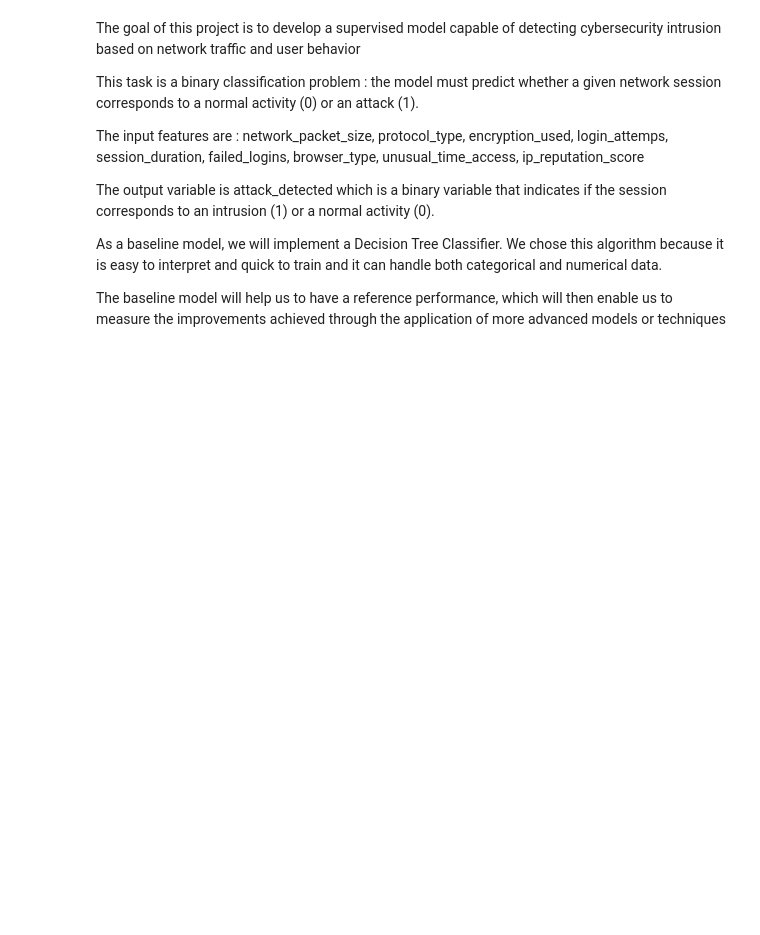
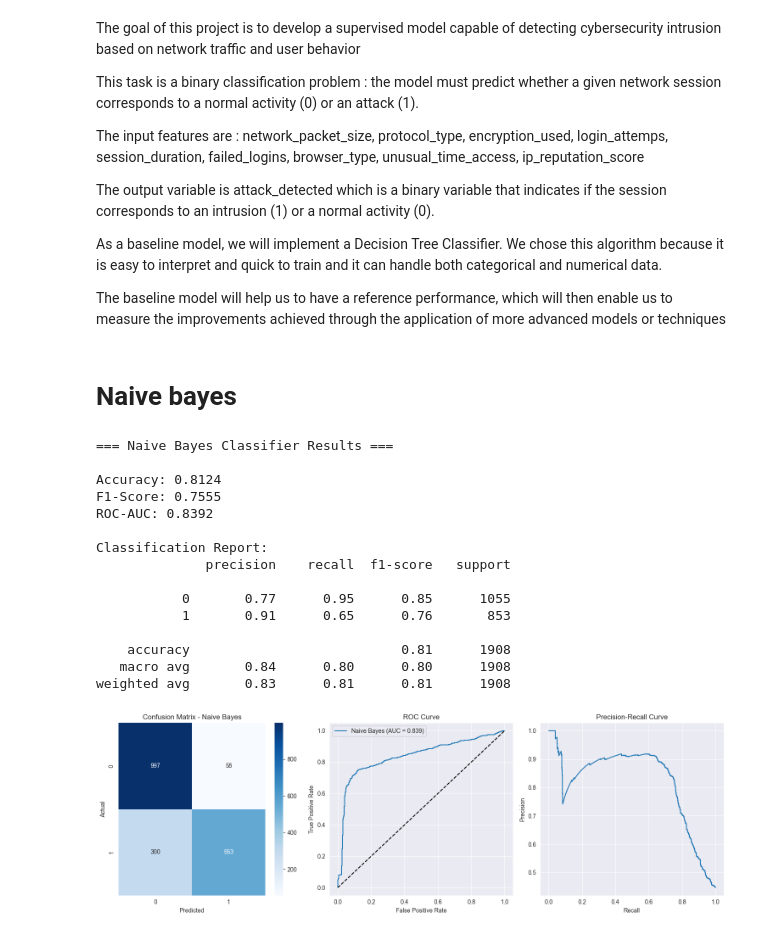
Before and after one commit to manGjv/Cybersecurity-Intrusion-Detection, a Jupyter notebook: project.ipynb, the cells around one changed output. Drawn from its saved outputs; the diff is of its cells as text; code cells hidden in the pictures; blank space fills up the shorter version.

Commit message:
naive bayes

```diff
--- a/project.ipynb
+++ b/project.ipynb
@@ -468,3 +468,78 @@ The output variable is attack_detected which is a binary variable that indicates
 As a baseline model, we will implement a Decision Tree Classifier. We chose this algorithm because it is easy to interpret and quick to train and it can handle both categorical and numerical data.
 
 The baseline model will help us to have a reference performance, which will then enable us to measure the improvements achieved through the application of more advanced models or techniques
+# %% [markdown]
+# Naive bayes
+# %%
+from sklearn.naive_bayes import GaussianNB
+
+nb_classifier = GaussianNB()
+nb_classifier.fit(X_train, y_train)
+
+# Make predictions
+y_pred = nb_classifier.predict(X_test)
+y_pred_proba = nb_classifier.predict_proba(X_test)[:, 1]  # Probability of class 1
+# %%
+# Evaluate performance
+print("=== Naive Bayes Classifier Results ===\n")
+
+# Basic metrics
+accuracy = accuracy_score(y_test, y_pred)
+f1 = f1_score(y_test, y_pred)
+auc_roc = roc_auc_score(y_test, y_pred_proba)
+
+print(f"Accuracy: {accuracy:.4f}")
+print(f"F1-Score: {f1:.4f}")
+print(f"ROC-AUC: {auc_roc:.4f}\n")
+
+# Detailed classification report
+print("Classification Report:")
+print(classification_report(y_test, y_pred))
+
+# Confusion matrix
+plt.figure(figsize=(15, 5))
+
+plt.subplot(1, 3, 1)
+cm = confusion_matrix(y_test, y_pred)
+sns.heatmap(cm, annot=True, fmt='d', cmap='Blues')
+plt.title('Confusion Matrix - Naive Bayes')
+plt.xlabel('Predicted')
+plt.ylabel('Actual')
+
+# ROC Curve
+plt.subplot(1, 3, 2)
+fpr, tpr, _ = roc_curve(y_test, y_pred_proba)
+plt.plot(fpr, tpr, label=f'Naive Bayes (AUC = {auc_roc:.3f})')
+plt.plot([0, 1], [0, 1], 'k--')
+plt.xlabel('False Positive Rate')
+plt.ylabel('True Positive Rate')
+plt.title('ROC Curve')
+plt.legend()
+
+# Precision-Recall Curve
+plt.subplot(1, 3, 3)
+precision, recall, _ = precision_recall_curve(y_test, y_pred_proba)
+plt.plot(recall, precision)
+plt.xlabel('Recall')
+plt.ylabel('Precision')
+plt.title('Precision-Recall Curve')
+
+plt.tight_layout()
+plt.show()
+# %% [output]
+=== Naive Bayes Classifier Results ===
+
+Accuracy: 0.8124
+F1-Score: 0.7555
+ROC-AUC: 0.8392
+
+Classification Report:
+              precision    recall  f1-score   support
+
+           0       0.77      0.95      0.85      1055
+           1       0.91      0.65      0.76       853
+
+    accuracy                           0.81      1908
+   macro avg       0.84      0.80      0.80      1908
+weighted avg       0.83      0.81      0.81      1908
+[figure, added]
```
